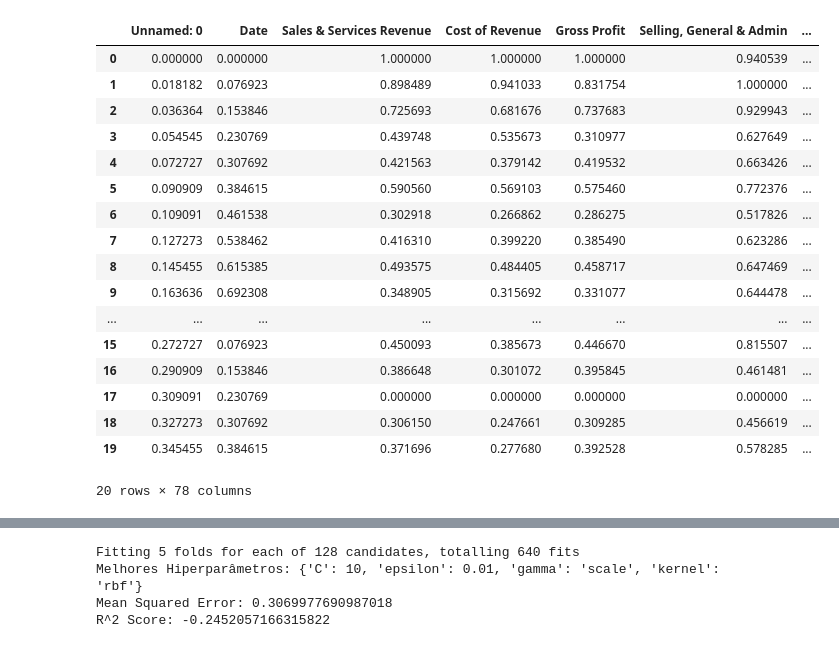
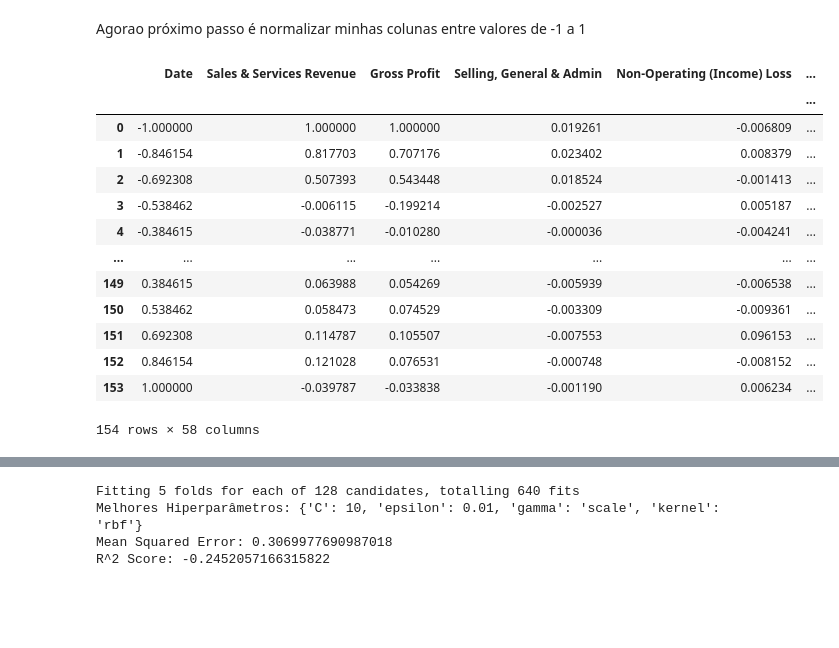
Before and after one commit to JoaoDelVecchio/PO-233-Aprendizado-de-Maquina, a Jupyter notebook: Pré-Processamento/processamento.ipynb, the cells around one changed output, grey strips where cells are left out. Drawn from its saved outputs; the diff is of its cells as text; code cells hidden in the pictures; blank space fills up the shorter version.

Commit message:
commit
Comecei o preprocessamento e "terminei" o agrupamento

```diff
--- a/Pré-Processamento/processamento.ipynb
+++ b/Pré-Processamento/processamento.ipynb
@@ -3,8 +5,8 @@ import pandas as pd
 
 # Carregar o arquivo CSV
 file_path = 'C:\\Users\\delve\\OneDrive\\Eu\\GitHub\\PO-233-Aprendizado-de-Maquina\\Coleta de dados\\saida.csv'
-df = pd.read_csv(file_path)
+df = pd.read_csv(file_path, index_col=0)
 
 # Exibir as primeiras linhas do dataframe para entender sua estrutura
-df.head()
+df
 # %% [output]
@@ -46,13 +78,22 @@ df.head(), missing_data
 # %%
-# Definir um limite de 50% de valores ausentes
-limite_ausentes = 0.5 * len(df)
+# Definir um limite de 10% de valores ausentes
+# limite_ausentes = 0.1 * len(df)
+missing_percentage = df.isnull().mean()
 
-# Remover colunas com mais de 50% de valores ausentes
-df = df.dropna(thresh=limite_ausentes, axis=1)
+# Remover colunas com mais de 10% de valores ausentes
+# df = df.dropna(thresh=limite_ausentes, axis=1)
+cols_to_drop = missing_percentage[missing_percentage > 0.1].index
 
 # Preencher os valores ausentes restantes com a mediana da coluna
-df = df.fillna(df.median())
+#
+df_cleaned = df.drop(columns=cols_to_drop)
+
 
 # Verificar o resultado
-df.head(), df.isnull().sum().sum()  # Verificando se ainda há valores ausentes
+# df
+df = df_cleaned
+df = df.fillna(df.median())
+df.isnull().sum().sum()  # Verificando se ainda há valores ausentes
+df.to_csv('preprocessamento1.csv')
+df
 # %% [output]
@@ -76,47 +120,55 @@ df.head(), df.isnull().sum().sum()  # Verificando se ainda há valores ausentes
+# %% [markdown]
+Agorao próximo passo é normalizar minhas colunas entre valores de -1 a 1
 # %%
 from sklearn.preprocessing import MinMaxScaler
 # Instanciar o MinMaxScaler
 scaler = MinMaxScaler()
+scaler_performance = MinMaxScaler(feature_range=(-1, 1))
 """
 # Aplicar a normalização
 df_normalized = pd.DataFrame(scaler.fit_transform(df), columns=df.columns)
-"""
+
 
 # Separar a coluna Performance
 performance_col = df['Performance']
 df_normalized = df.drop(columns=['Performance'])
 
 # Normalizar as colunas de 0 a 1
 df_normalized = pd.DataFrame(scaler.fit_transform(df_normalized), columns=df_normalized.columns)
 
 # Normalizar a coluna Performance de -1 a 1
-scaler_performance = MinMaxScaler(feature_range=(-1, 1))
+
 performance_normalized = scaler_performance.fit_transform(performance_col.values.reshape(-1, 1))
 
 # Adicionar a coluna Performance normalizada de volta ao dataframe
 df_normalized['Performance'] = performance_normalized
+"""
+means = df.mean()
+stds = df.std()
 
+# Standardize the data (Z-score normalization)
+standardized_data = (df - means) / stds
+
+# Scale the data to fit within the range [-1, 1]
+normalized_data = standardized_data / standardized_data.abs().max()
 # Exibir as primeiras linhas dos dados normalizados
-df_normalized.head(20)
+normalized_data.to_csv('normalizacao.csv')
+normalized_data
 # %% [output]
-|  | Unnamed: 0 | Date | Sales & Services Revenue | Cost of Revenue | Gross Profit | Selling, General & Admin | ... |
-| 0 | 0.000000 | 0.000000 | 1.000000 | 1.000000 | 1.000000 | 0.940539 | ... |
-| 1 | 0.018182 | 0.076923 | 0.898489 | 0.941033 | 0.831754 | 1.000000 | ... |
-| 2 | 0.036364 | 0.153846 | 0.725693 | 0.681676 | 0.737683 | 0.929943 | ... |
-| 3 | 0.054545 | 0.230769 | 0.439748 | 0.535673 | 0.310977 | 0.627649 | ... |
-| 4 | 0.072727 | 0.307692 | 0.421563 | 0.379142 | 0.419532 | 0.663426 | ... |
-| 5 | 0.090909 | 0.384615 | 0.590560 | 0.569103 | 0.575460 | 0.772376 | ... |
-| 6 | 0.109091 | 0.461538 | 0.302918 | 0.266862 | 0.286275 | 0.517826 | ... |
-| 7 | 0.127273 | 0.538462 | 0.416310 | 0.399220 | 0.385490 | 0.623286 | ... |
-| 8 | 0.145455 | 0.615385 | 0.493575 | 0.484405 | 0.458717 | 0.647469 | ... |
-| 9 | 0.163636 | 0.692308 | 0.348905 | 0.315692 | 0.331077 | 0.644478 | ... |
-| ... | ... | ... | ... | ... | ... | ... | ... |
-| 15 | 0.272727 | 0.076923 | 0.450093 | 0.385673 | 0.446670 | 0.815507 | ... |
-| 16 | 0.290909 | 0.153846 | 0.386648 | 0.301072 | 0.395845 | 0.461481 | ... |
-| 17 | 0.309091 | 0.230769 | 0.000000 | 0.000000 | 0.000000 | 0.000000 | ... |
-| 18 | 0.327273 | 0.307692 | 0.306150 | 0.247661 | 0.309285 | 0.456619 | ... |
-| 19 | 0.345455 | 0.384615 | 0.371696 | 0.277680 | 0.392528 | 0.578285 | ... |
+|  | Date | Sales & Services Revenue | Gross Profit | Selling, General & Admin | Non-Operating (Income) Loss | ... |
+|  |  |  |  |  |  | ... |
+| 0 | -1.000000 | 1.000000 | 1.000000 | 0.019261 | -0.006809 | ... |
+| 1 | -0.846154 | 0.817703 | 0.707176 | 0.023402 | 0.008379 | ... |
+| 2 | -0.692308 | 0.507393 | 0.543448 | 0.018524 | -0.001413 | ... |
+| 3 | -0.538462 | -0.006115 | -0.199214 | -0.002527 | 0.005187 | ... |
+| 4 | -0.384615 | -0.038771 | -0.010280 | -0.000036 | -0.004241 | ... |
+| ... | ... | ... | ... | ... | ... | ... |
+| 149 | 0.384615 | 0.063988 | 0.054269 | -0.005939 | -0.006538 | ... |
+| 150 | 0.538462 | 0.058473 | 0.074529 | -0.003309 | -0.009361 | ... |
+| 151 | 0.692308 | 0.114787 | 0.105507 | -0.007553 | 0.096153 | ... |
+| 152 | 0.846154 | 0.121028 | 0.076531 | -0.000748 | -0.008152 | ... |
+| 153 | 1.000000 | -0.039787 | -0.033838 | -0.001190 | 0.006234 | ... |
-20 rows × 78 columns
+154 rows × 58 columns
 # %%
 df_normalized = df_normalized.drop(df_normalized.columns[0], axis = 1)
 df_normalized = df_normalized.drop(df_normalized.columns[0], axis = 1)
```
Also changed, not shown: parts of 11 cells of this notebook, 5 other files.
